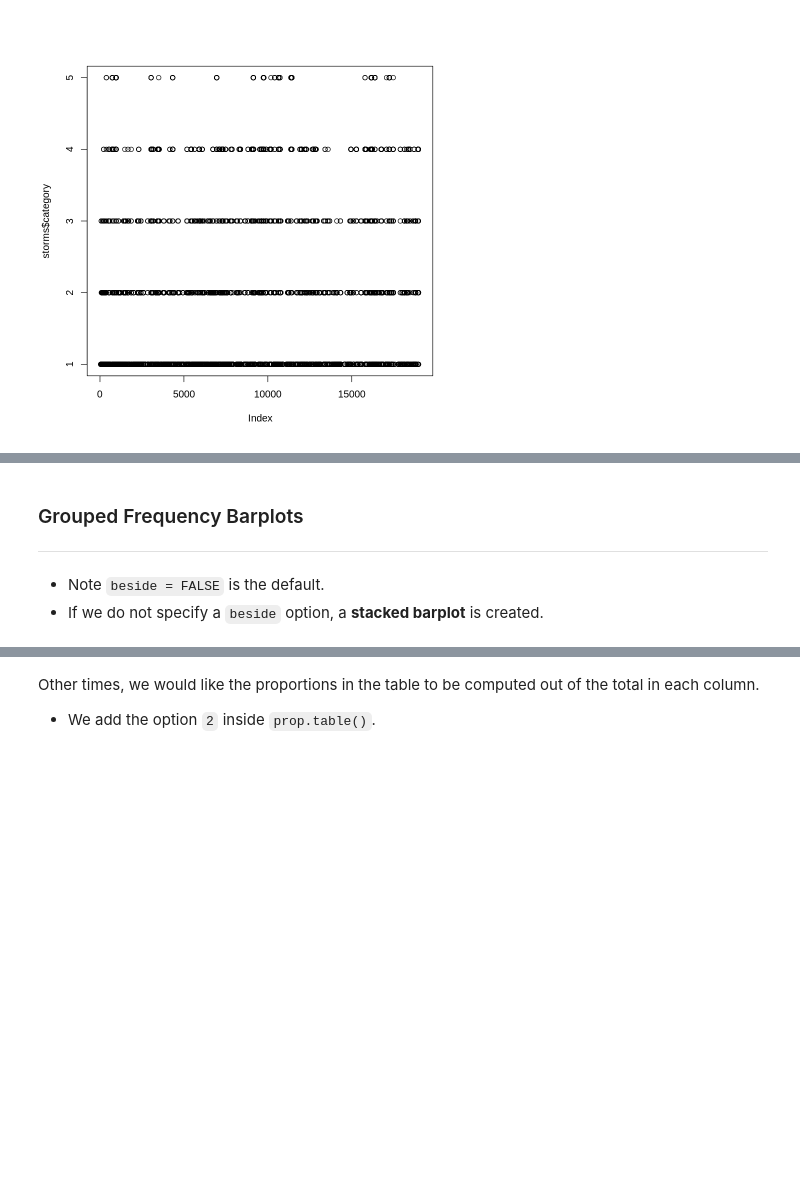
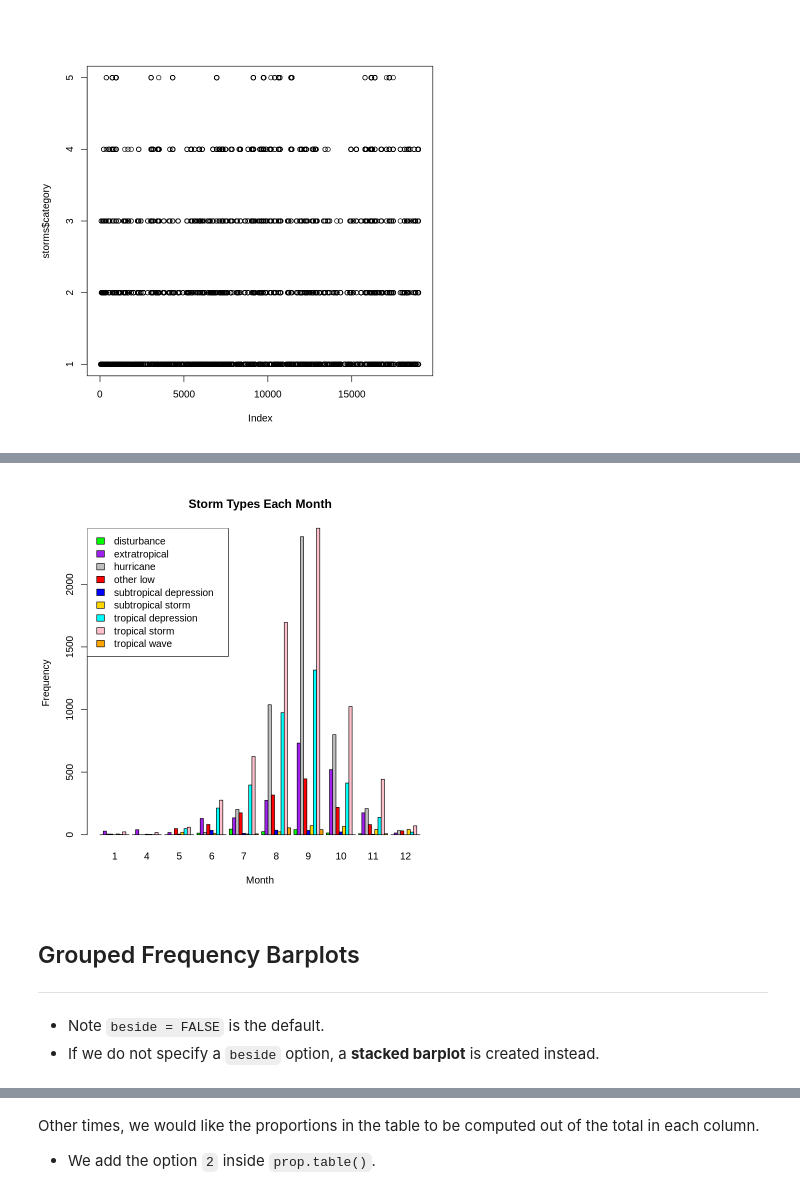
Before and after one commit to CU-Denver-MathStats-OER/Statistical-Theory, a Jupyter notebook: Appendix/Overview-of-Plots.ipynb, the cells around one changed output, grey strips where cells are left out. Cells and saved outputs as stored; diff of their text form; code cells hidden in the pictures; blank space fills up the shorter version.

```diff
--- a/Appendix/Overview-of-Plots.ipynb
+++ b/Appendix/Overview-of-Plots.ipynb
@@ -458,15 +481,25 @@ After creating a table, we can present the results visually in a
 # %%
-barplot(con.table, beside = TRUE,  # groups side-by-side
-        legend=rownames(con.table),
-        main = "Storm Types Each Month: 1975-2020",
-        xlab = "Month",
-        ylab = "Frequency")
+# create a vector of colors
+my.colors <- c("green", "purple", "grey", "red",
+       "blue", "gold", "cyan", "pink", "orange")
+
+# create side by side bar chart
+barplot(con.table,  # use counts from contingency table
+        beside = TRUE,  # groups side-by-side
+        main = "Storm Types Each Month",  # main title
+        xlab = "Month",  # horizontal axis label
+        col = my.colors,  # color of bars
+        ylab = "Frequency")  # vertical axis label
+
+legend(x="topleft",  # place legend in top left
+       legend=rownames(con.table),  # get labels
+       fill = my.colors)  # use same colors
+# %% [output]
+[figure, added]
 # %% [markdown]
-### Grouped Frequency Barplots
-
+## <a name="grouped">Grouped Frequency Barplots</a>
 ---
 
 -   Note `beside = FALSE` is the default.
--   If we do not specify a `beside` option, a **stacked barplot** is
-    created.
+-   If we do not specify a `beside` option, a **stacked barplot** is created instead.
 # %%
```
Also changed, not shown: parts of 22 cells of this notebook.
